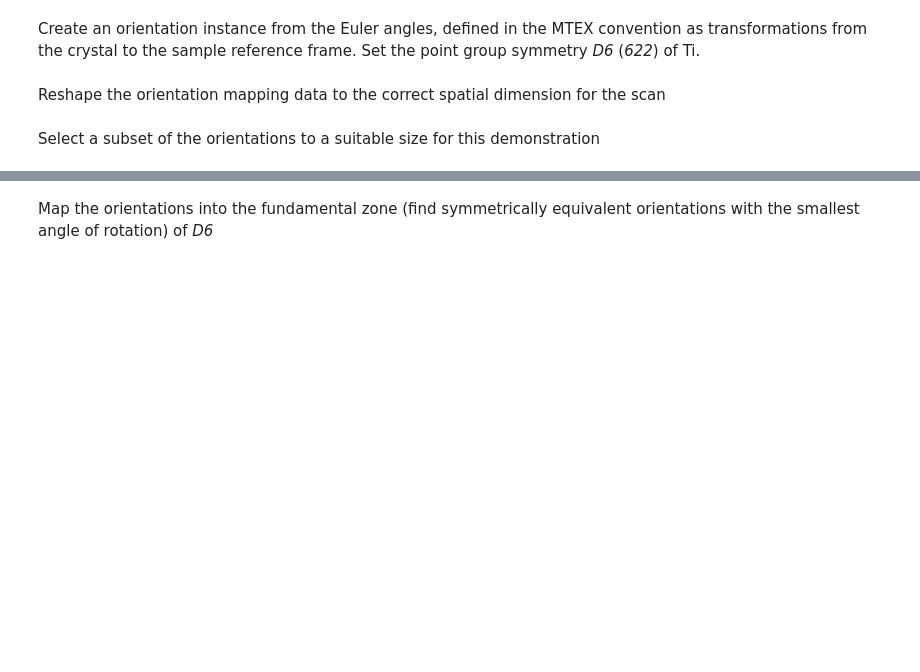
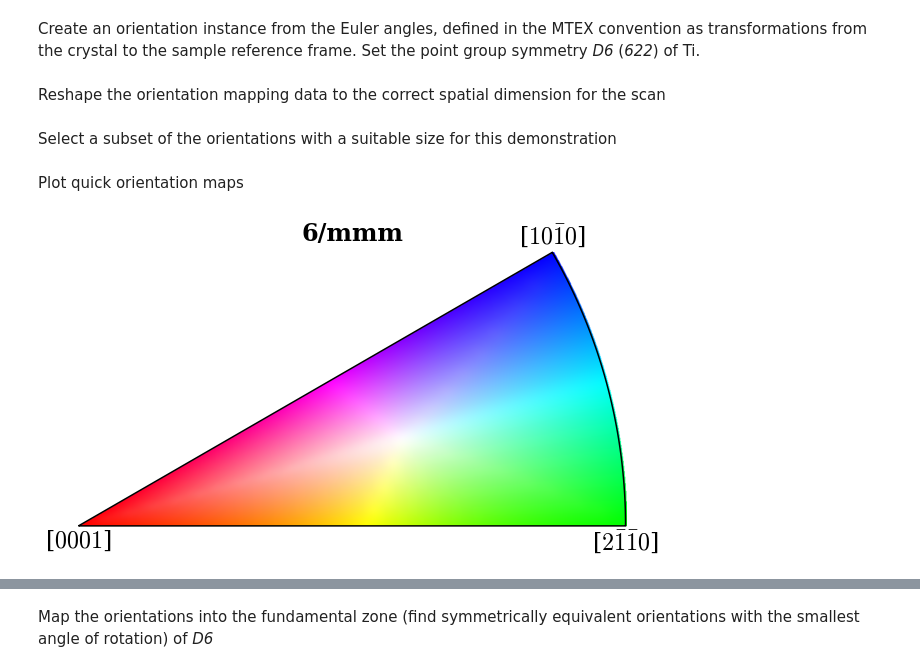
Before and after one commit to pyxem/orix, a Jupyter notebook: doc/clustering_misorientations.ipynb, the cells around one changed output, grey strips where cells are left out. Drawn from its saved outputs; the diff is of its cells as text; code cells hidden in the pictures; blank space fills up the shorter version.

```diff
--- a/doc/clustering_misorientations.ipynb
+++ b/doc/clustering_misorientations.ipynb
@@ -54,6 +55,13 @@ scan
 # %%
 ori = ori.reshape(381, 507)
 # %% [markdown]
-Select a subset of the orientations to a suitable size for this demonstration
+Select a subset of the orientations with a suitable size for this demonstration
 # %%
 ori = ori[-100:, :200]
+# %% [markdown]
+Plot quick orientation maps
+# %%
+ckey = plot.IPFColorKeyTSL(D6)
+ckey.plot()
+# %% [output]
+[figure, added]
```
Also changed, not shown: parts of 15 cells of this notebook.
